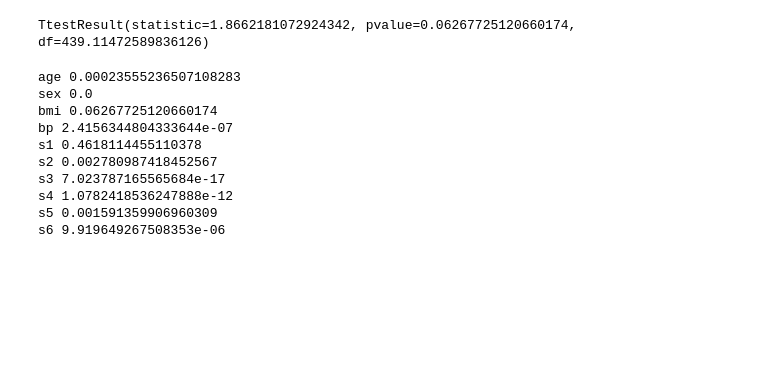
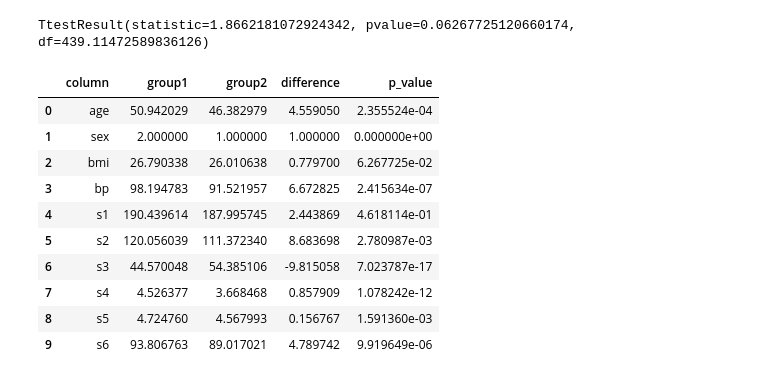
Before and after one commit to poteto1212/medical_AI, a Jupyter notebook: notebooks/test2.ipynb, the cells around one changed output. Cells and saved outputs as stored; diff of their text form; code cells hidden in the pictures; blank space fills up the shorter version.

```diff
--- a/notebooks/test2.ipynb
+++ b/notebooks/test2.ipynb
@@ -124,19 +125,36 @@ stats.ttest_ind(group1,group2,equal_var=False)
 # %% [output]
 TtestResult(statistic=1.8662181072924342, pvalue=0.06267725120660174, df=439.11472589836126)
 # %%
+stats_value = {
+    "column":[],
+    "group1":[],
+    "group2":[],
+    "difference":[],
+    "p_value":[],
+
+}
 for k in x_dm.columns:
     group1=x_dm_mail[k].to_numpy()
     group2=x_dm_femail[k].to_numpy()
     p_value=stats.ttest_ind(group1,group2,equal_var=False).pvalue
-    print(k,p_value)
+
+    stats_value["column"].append(k)
+    stats_value["group1"].append(group1.mean())
+    stats_value["group2"].append(group2.mean())
+    stats_value["difference"].append(group1.mean()-group2.mean())
+    stats_value["p_value"].append(p_value)
+
+stats_df=pd.DataFrame(stats_value)
+stats_df
 # %% [output]
-age 0.00023555236507108283
-sex 0.0
-bmi 0.06267725120660174
-bp 2.4156344804333644e-07
-s1 0.4618114455110378
-s2 0.002780987418452567
-s3 7.023787165565684e-17
-s4 1.0782418536247888e-12
-s5 0.001591359906960309
-s6 9.919649267508353e-06
+|  | column | group1 | group2 | difference | p_value |
+| 0 | age | 50.942029 | 46.382979 | 4.559050 | 2.355524e-04 |
+| 1 | sex | 2.000000 | 1.000000 | 1.000000 | 0.000000e+00 |
+| 2 | bmi | 26.790338 | 26.010638 | 0.779700 | 6.267725e-02 |
+| 3 | bp | 98.194783 | 91.521957 | 6.672825 | 2.415634e-07 |
+| 4 | s1 | 190.439614 | 187.995745 | 2.443869 | 4.618114e-01 |
+| 5 | s2 | 120.056039 | 111.372340 | 8.683698 | 2.780987e-03 |
+| 6 | s3 | 44.570048 | 54.385106 | -9.815058 | 7.023787e-17 |
+| 7 | s4 | 4.526377 | 3.668468 | 0.857909 | 1.078242e-12 |
+| 8 | s5 | 4.724760 | 4.567993 | 0.156767 | 1.591360e-03 |
+| 9 | s6 | 93.806763 | 89.017021 | 4.789742 | 9.919649e-06 |
```
Also changed, not shown: parts of 15 cells of this notebook.
